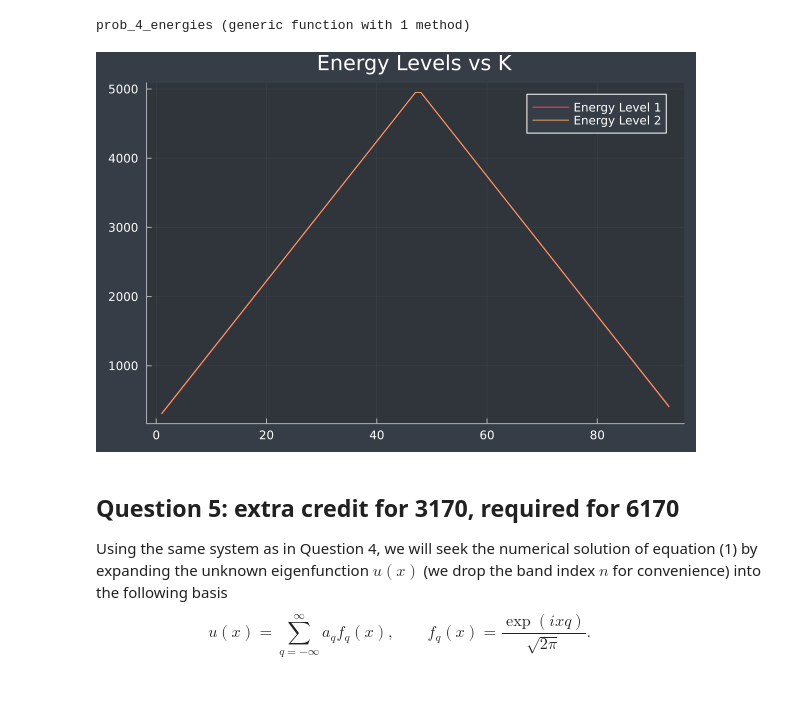
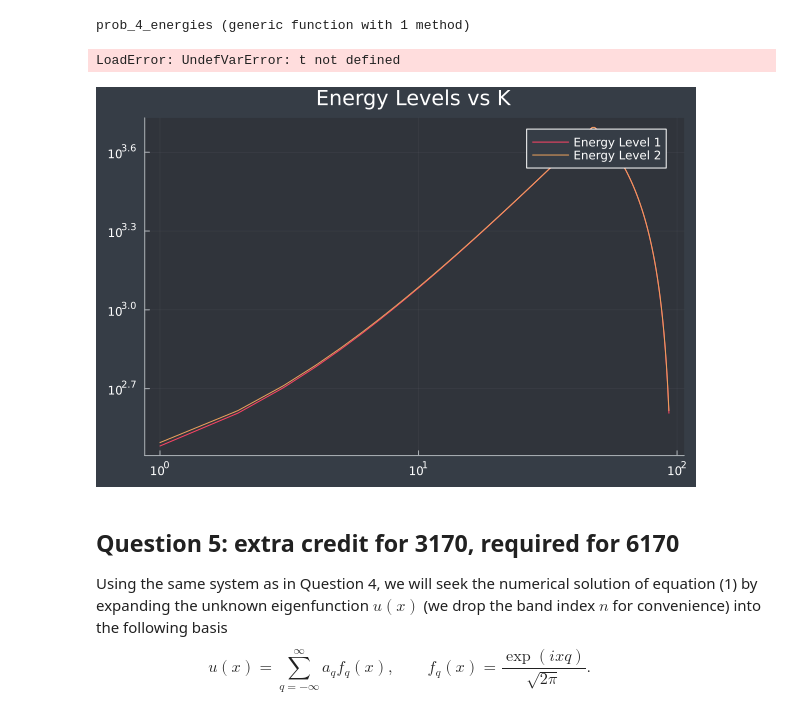
Before and after one commit to jloch206/Comp_Phys_Lochner, a Jupyter notebook: Homework3.ipynb, the cells around one changed output. Saved outputs shown, nothing was run; the diff lists cells and outputs as text; code cells hidden in the pictures.

```diff
--- a/Homework3.ipynb
+++ b/Homework3.ipynb
@@ -341,7 +354,7 @@ function prob_4_energies(U::Function,a::Real,b::Real,N::Real,k::Real)
         1    => - var1 * ones(N-1),
         N-1  => var1 * ones(1),
         -N+1 => - var1 * ones(1) )
-        +
+        -
         diagm(
         -1   => var2 * ones(N-1),
         0    => 0 * ones(N),
@@ -350,7 +363,7 @@ function prob_4_energies(U::Function,a::Real,b::Real,N::Real,k::Real)
         -N+1 => - var2 * ones(1) )
         )
         end
-        hamiltonian += diagm(U.(x))
+        hamiltonian += diagm(U.(x)) .+(k^2)/2 .+cos.(x[t])
     return eigvals(hamiltonian)
     end
 # %% [output]
@@ -368,14 +381,16 @@ energies4= real.(energies4)
 lev1[i]=energies4[1]
 lev2[i]=energies4[2]
 end
+# %% [output]
+LoadError: UndefVarError: t not defined
 # %%
 ## Plotting
 theme(:dark)
 using Plots
-plot(lev1[4:96],label="Energy Level 1",title="Energy Levels vs K")
+plot(lev1[4:96],label="Energy Level 1",title="Energy Levels vs K",xscale=:log10,yscale=:log10)
 plot!(lev2[4:96],label="Energy Level 2")
 # %% [output]
-[figure, old version]
+[figure, new version]
 # %% [markdown]
 ## Question 5: extra credit for 3170, required for 6170
 
```
Also changed, not shown: parts of 5 cells of this notebook, 1 other file.
